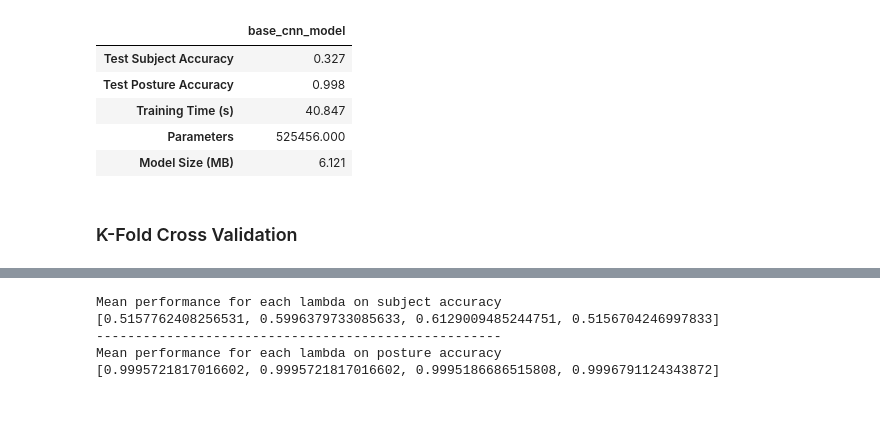
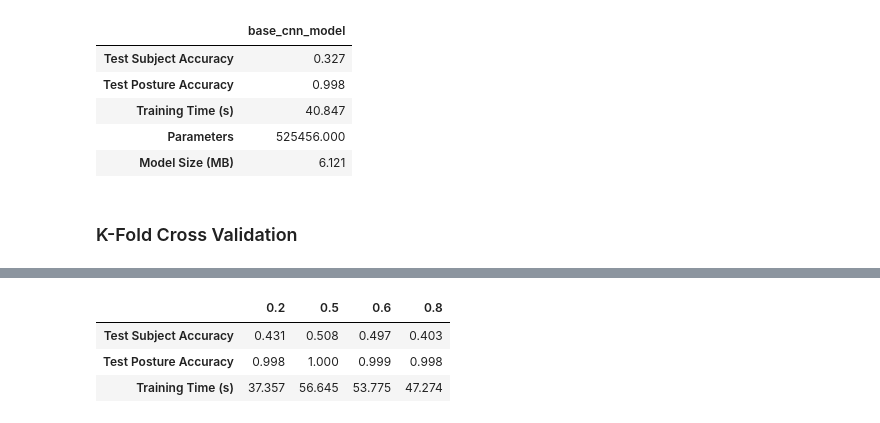
Before and after one commit to sofiapopetrogu/HDA, a Jupyter notebook: hda_project_new.ipynb, the cells around one changed output, grey strips where cells are left out. Drawn from its saved outputs; the diff is of its cells as text; code cells hidden in the pictures.

```diff
--- a/hda_project_new.ipynb
+++ b/hda_project_new.ipynb
@@ -529,7 +538,7 @@ batch_size = 64
 regularization = 0
 model_name = 'best_model'
 
-lambda_performance = pd.DataFrame(columns=['Lambda', 'Test Subject Accuracy', 'Test Posture Accuracy', 'Training Time (s)'])
+lambda_performance = pd.DataFrame(index=['Test Subject Accuracy', 'Test Posture Accuracy', 'Training Time (s)'])
 
 early_stop_callback = tf.keras.callbacks.EarlyStopping(monitor='val_loss', patience=3)
 
@@ -595,9 +604,4 @@ for lambd in lambdas:
     mean_training_time = np.round(np.mean(training_times), 3)
 
     # Append the results to the DataFrame
-    lambda_performance = lambda_performance.append({
-        'Lambda': lambd,
-        'Test Subject Accuracy': mean_max_subject_accuracy,
-        'Test Posture Accuracy': mean_max_posture_accuracy,
-        'Training Time (s)': mean_training_time
-    }, ignore_index=True)
+    lambda_performance[lambd] = [mean_max_subject_accuracy, mean_max_posture_accuracy,mean_training_time]
@@ -699,14 +608,7 @@ Epoch 1/40
-# %%
-# mean performances for each lamda on subject [0] or posture [1] accuracy
-
-print('Mean performance for each lambda on subject accuracy')
-print([np.mean(np.max([el[0] for el in perf], axis=1)) for perf in performances.values()])
-print('----------------------------------------------------')
-print('Mean performance for each lambda on posture accuracy')
-print([np.mean(np.max([el[1] for el in perf], axis=1)) for perf in performances.values()])
-# %% [output]
-Mean performance for each lambda on subject accuracy
-[0.5157762408256531, 0.5996379733085633, 0.6129009485244751, 0.5156704246997833]
-----------------------------------------------------
-Mean performance for each lambda on posture accuracy
-[0.9995721817016602, 0.9995721817016602, 0.9995186686515808, 0.9996791124343872]
+# %%
+lambda_performance
+# %% [output]
+|  | 0.2 | 0.5 | 0.6 | 0.8 |
+| Test Subject Accuracy | 0.431 | 0.508 | 0.497 | 0.403 |
+| Test Posture Accuracy | 0.998 | 1.000 | 0.999 | 0.998 |
+| Training Time (s) | 37.357 | 56.645 | 53.775 | 47.274 |
```
Also changed, not shown: parts of 2 cells of this notebook, 1 other file.
